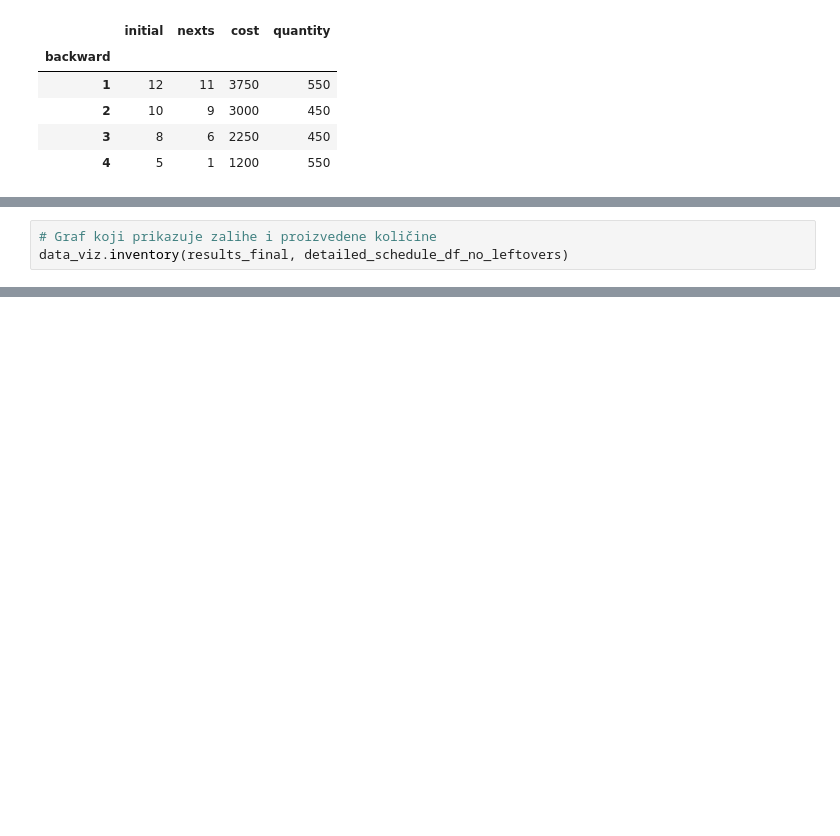
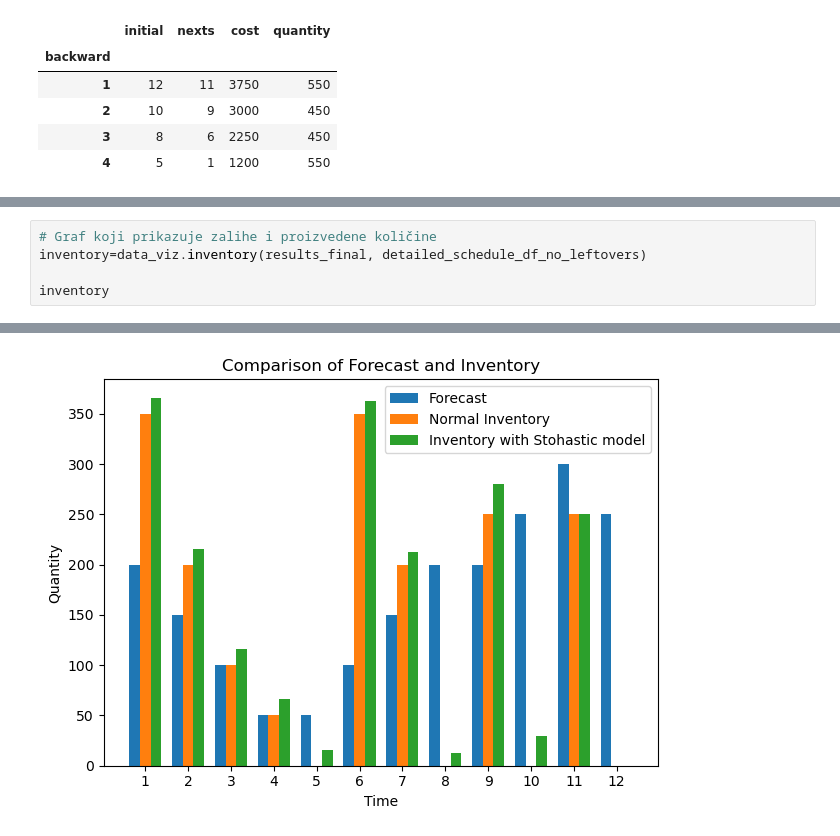
Before and after one commit to JednaKuna/planiranje_proizvodnje, a Jupyter notebook: izracun.ipynb, the cells around one changed output, grey strips where cells are left out. Drawn from its saved outputs; the diff is of its cells as text; blank space fills up the shorter version.

```diff
--- a/izracun.ipynb
+++ b/izracun.ipynb
@@ -209,4 +210,6 @@ data_viz.forecast_and_production(results_final, detailed_schedule_df_no_leftover
 # %%
 # Graf koji prikazuje zalihe i proizvedene količine
-data_viz.inventory(results_final, detailed_schedule_df_no_leftovers)
+inventory=data_viz.inventory(results_final, detailed_schedule_df_no_leftovers)
+
+inventory
 # %% [output]
@@ -214,3 +216,4 @@ data_viz.inventory(results_final, detailed_schedule_df_no_leftovers)
+[figure, added]
 # %%
 # Tablica za usporedbu troškova
 usporedba_troskova = f.cost_comparison(setUp_cost, production_cost, holding_cost, time_period, results_final, detailed_schedule_df_no_leftovers)
```
Also changed, not shown: parts of 11 cells of this notebook, 6 other files.
